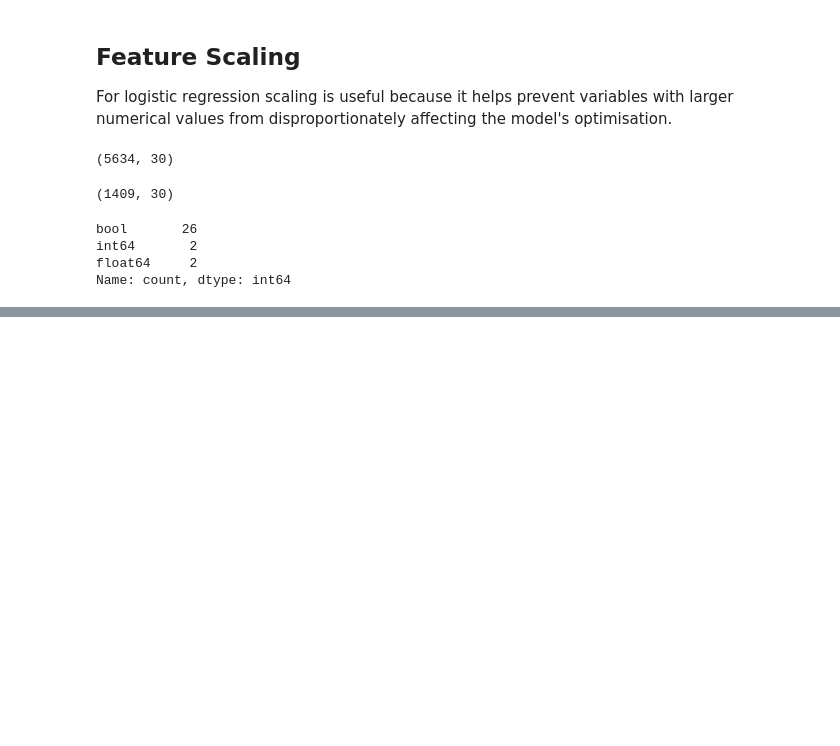
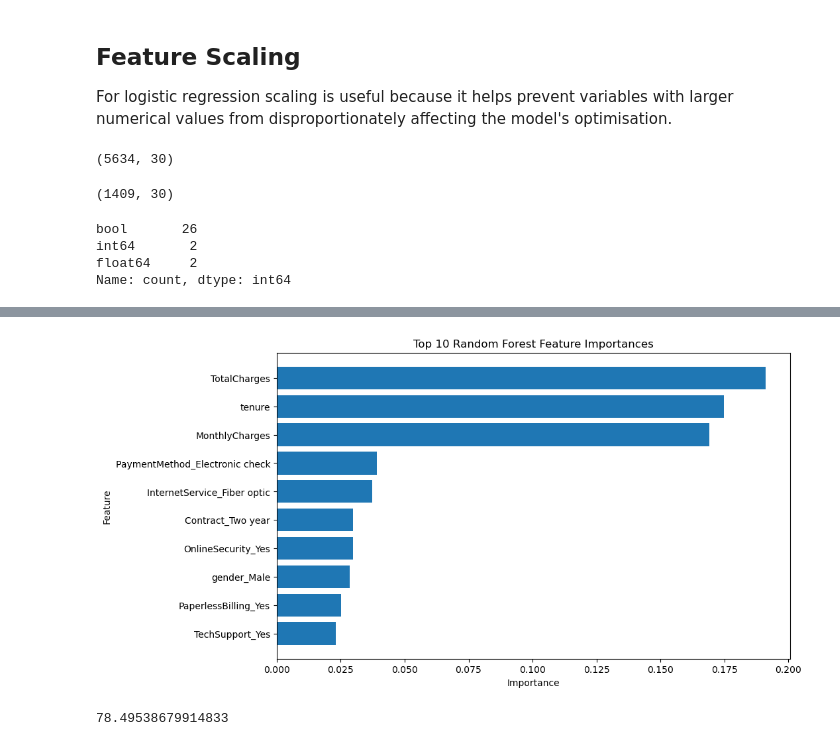
Before and after one commit to Moyo3011/customer-churn-prediction, a Jupyter notebook: customer_churn_analysis.ipynb, the cells around one changed output, grey strips where cells are left out. Saved outputs shown, nothing was run; the diff lists cells and outputs as text; code cells hidden in the pictures; blank space fills up the shorter version.

Commit message:
Add files via upload
Completed data analysis and machine learning phases

```diff
--- a/customer_churn_analysis.ipynb
+++ b/customer_churn_analysis.ipynb
@@ -537,0 +767,2 @@ Name: count, dtype: int64
+# %%
+random_forest.fit(X_train, y_train)
@@ -537,0 +779,13 @@ Name: count, dtype: int64
+# %%
+feature_importance = random_forest.feature_importances_
+# %%
+feature_names = X_train.columns
+# %%
+importance_df = pd.DataFrame({
+    "Feature": feature_names,
+    "Importance": feature_importance})
+
+importance_df = importance_df.sort_values(
+    by="Importance",
+    ascending=False)
+importance_df.head(10)
@@ -537,0 +804,19 @@ Name: count, dtype: int64
+# %%
+plt.figure(figsize=(10, 6))
+plt.barh(
+    importance_df.head(10)["Feature"],
+    importance_df.head(10)["Importance"])
+
+plt.xlabel("Importance")
+plt.ylabel("Feature")
+plt.title("Top 10 Random Forest Feature Importances")
+plt.gca().invert_yaxis()
+plt.show()
+# %% [output]
+[figure, added]
+# %%
+from sklearn.metrics import accuracy_score
+rf_accuracy = accuracy_score(y_test, rf_pred)
+rf_accuracy * 100
+# %% [output]
+78.49538679914833
```
Also changed, not shown: parts of 56 cells of this notebook.
